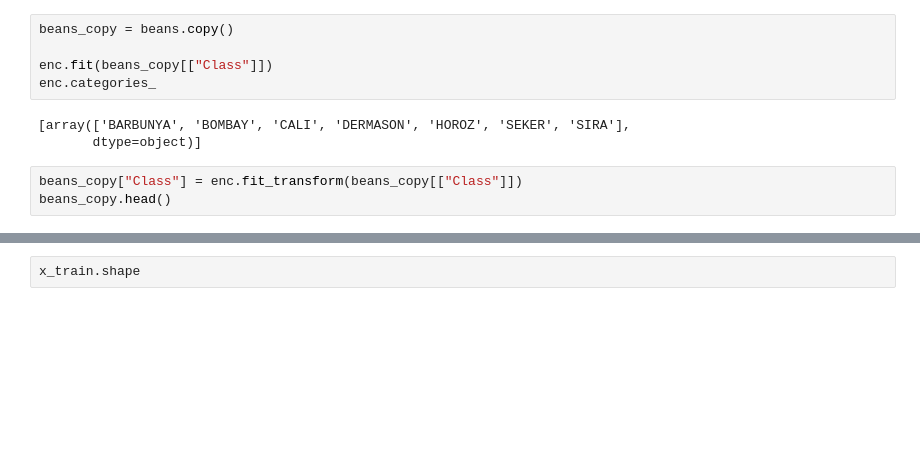
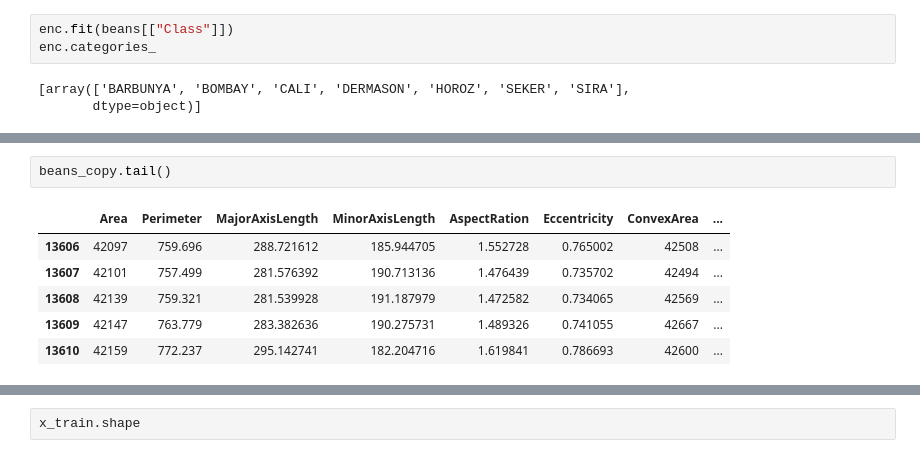
Before and after one commit to kdlr2jh/mlnn_sp_23, a Jupyter notebook: week9/week9-asnmt-delarosa.ipynb, the cells around one changed output, grey strips where cells are left out. Saved outputs shown, nothing was run; the diff lists cells and outputs as text; blank space fills up the shorter version.

```diff
--- a/week9/week9-asnmt-delarosa.ipynb
+++ b/week9/week9-asnmt-delarosa.ipynb
@@ -468,11 +532,6 @@ enc = preprocessing.OrdinalEncoder()
 # %%
-beans_copy = beans.copy()
-
-enc.fit(beans_copy[["Class"]])
+enc.fit(beans[["Class"]])
 enc.categories_
 # %% [output]
 [array(['BARBUNYA', 'BOMBAY', 'CALI', 'DERMASON', 'HOROZ', 'SEKER', 'SIRA'],
        dtype=object)]
-# %%
-beans_copy["Class"] = enc.fit_transform(beans_copy[["Class"]])
-beans_copy.head()
@@ -485,0 +549,9 @@ beans_copy.head()
+# %%
+beans_copy.tail()
+# %% [output]
+|  | Area | Perimeter | MajorAxisLength | MinorAxisLength | AspectRation | Eccentricity | ConvexArea | ... |
+| 13606 | 42097 | 759.696 | 288.721612 | 185.944705 | 1.552728 | 0.765002 | 42508 | ... |
+| 13607 | 42101 | 757.499 | 281.576392 | 190.713136 | 1.476439 | 0.735702 | 42494 | ... |
+| 13608 | 42139 | 759.321 | 281.539928 | 191.187979 | 1.472582 | 0.734065 | 42569 | ... |
+| 13609 | 42147 | 763.779 | 283.382636 | 190.275731 | 1.489326 | 0.741055 | 42667 | ... |
+| 13610 | 42159 | 772.237 | 295.142741 | 182.204716 | 1.619841 | 0.786693 | 42600 | ... |
```
Also changed, not shown: parts of 29 cells of this notebook, 1 other file.
